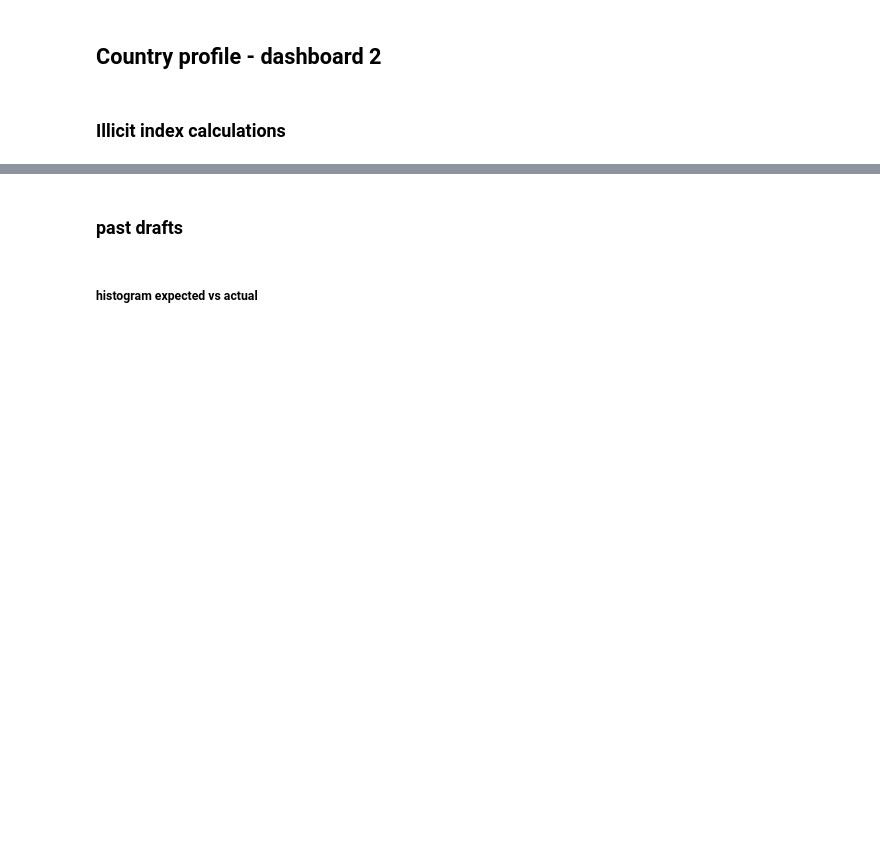
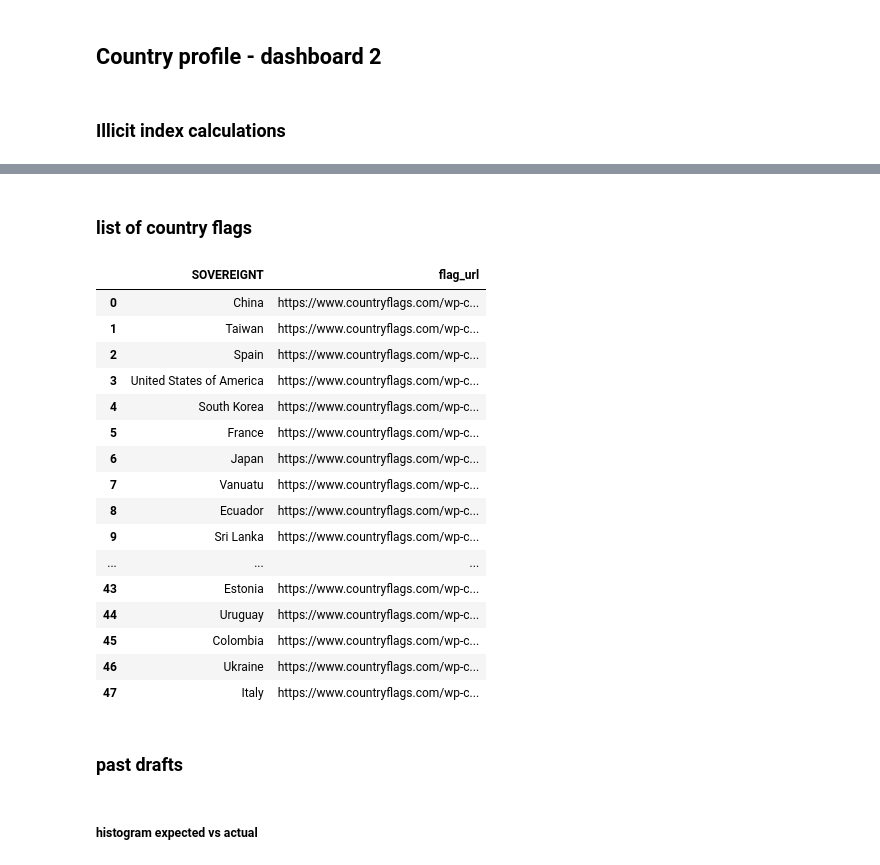
Before and after one commit to RRRan2333/ais_fishing_signal, a Jupyter notebook: primary.ipynb, the cells around one changed output, grey strips where cells are left out. Saved outputs shown, nothing was run; the diff lists cells and outputs as text; code cells hidden in the pictures; blank space fills up the shorter version.

```diff
--- a/primary.ipynb
+++ b/primary.ipynb
@@ -697,0 +719,34 @@ spike_viz_structured.to_csv('spike_visualization.csv', index=False)
+# %% [markdown]
+### list of country flags
+# %%
+# https://www.countryflags.com/
+
+# create a df with countries and their corresponding flag image url
+country_flag_url = pd.DataFrame(columns=['SOVEREIGNT', 'flag_url'])
+# populate 'sovereignt' col with in spike_viz_structured['SOVEREIGNT'].unique()
+country_flag_url['SOVEREIGNT'] = spike_viz_structured['SOVEREIGNT'].unique()
+base_url_front = 'https://www.countryflags.com/wp-content/uploads/'
+base_url_back = '-flag-png-large.png'
+# populate 'flag_url' col with base_url + country name + base_url_back with all lower case
+country_flag_url['flag_url'] = country_flag_url['SOVEREIGNT'].apply(lambda x: base_url_front + x.lower() + base_url_back)
+# replace empty space with '-' in flag_url
+country_flag_url['flag_url'] = country_flag_url['flag_url'].str.replace(' ', '-')
+country_flag_url
+# %% [output]
+|  | SOVEREIGNT | flag_url |
+| 0 | China | https://www.countryflags.com/wp-c... |
+| 1 | Taiwan | https://www.countryflags.com/wp-c... |
+| 2 | Spain | https://www.countryflags.com/wp-c... |
+| 3 | United States of America | https://www.countryflags.com/wp-c... |
+| 4 | South Korea | https://www.countryflags.com/wp-c... |
+| 5 | France | https://www.countryflags.com/wp-c... |
+| 6 | Japan | https://www.countryflags.com/wp-c... |
+| 7 | Vanuatu | https://www.countryflags.com/wp-c... |
+| 8 | Ecuador | https://www.countryflags.com/wp-c... |
+| 9 | Sri Lanka | https://www.countryflags.com/wp-c... |
+| ... | ... | ... |
+| 43 | Estonia | https://www.countryflags.com/wp-c... |
+| 44 | Uruguay | https://www.countryflags.com/wp-c... |
+| 45 | Colombia | https://www.countryflags.com/wp-c... |
+| 46 | Ukraine | https://www.countryflags.com/wp-c... |
+| 47 | Italy | https://www.countryflags.com/wp-c... |
```
Also changed, not shown: parts of 25 cells of this notebook, 5 other files.
